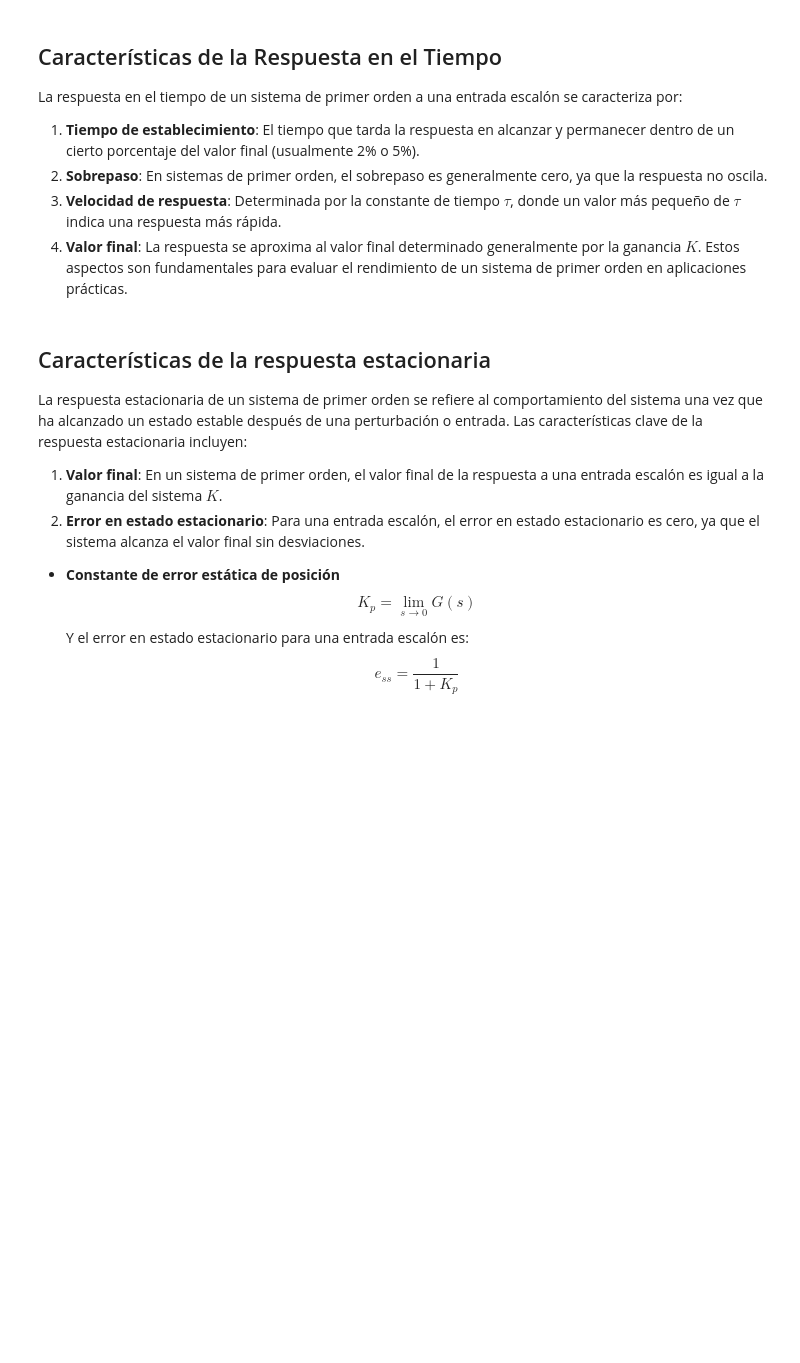
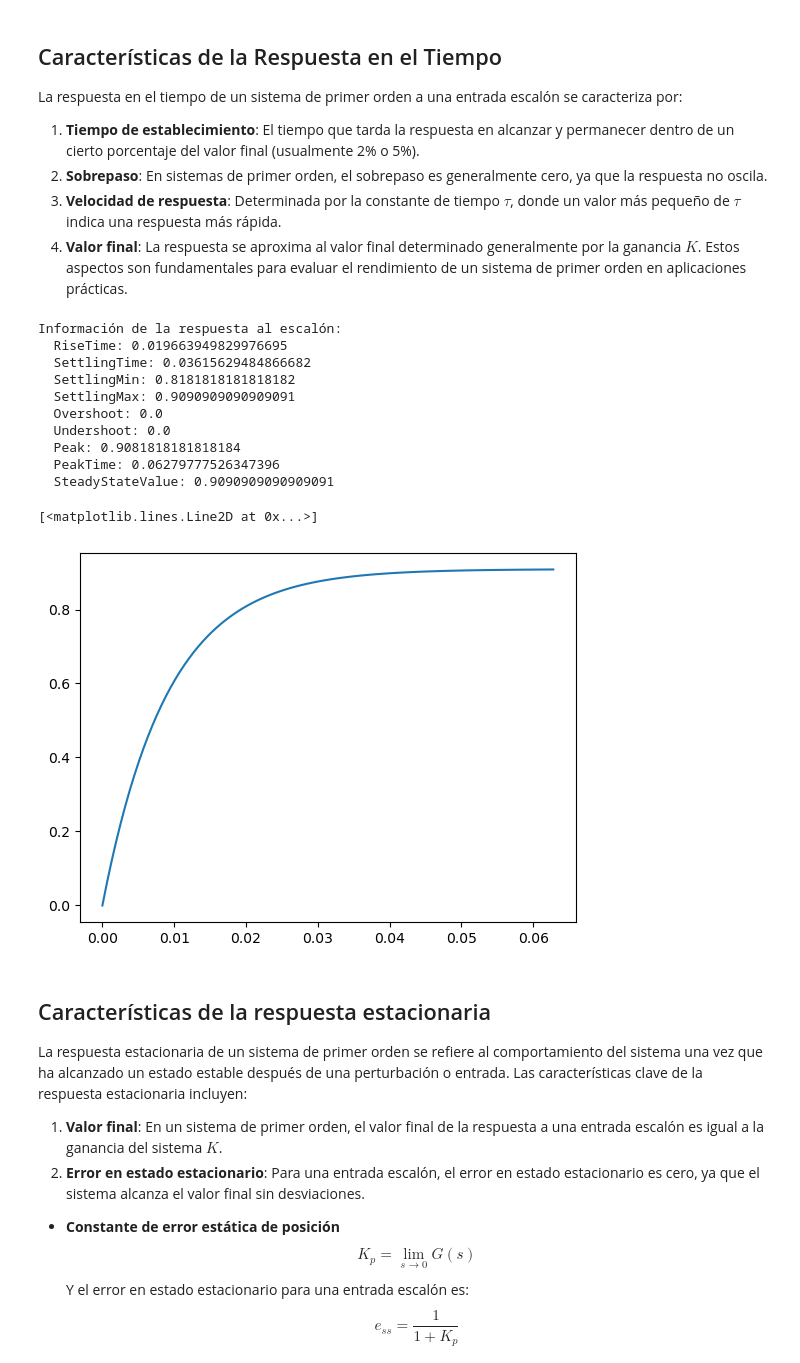
Before and after one commit to cjuarezramos/MMS022025, a Jupyter notebook: Laboratorios/L0401_SistemaPrimerOrden.ipynb, the cells around one changed output. Saved outputs shown, nothing was run; the diff lists cells and outputs as text; code cells hidden in the pictures; blank space fills up the shorter version.

```diff
--- a/Laboratorios/L0401_SistemaPrimerOrden.ipynb
+++ b/Laboratorios/L0401_SistemaPrimerOrden.ipynb
@@ -275,10 +313,30 @@ La respuesta en el tiempo de un sistema de primer orden a una entrada escalón s
 Estos aspectos son fundamentales para evaluar el rendimiento de un sistema de primer orden en aplicaciones prácticas.
 # %%
 # step_info
+G = ct.tf(1,[0.01,0.1])
+K = 1
+
+T = ct.feedback(K*G, 1)
 info = ct.step_info(T)
 print("Información de la respuesta al escalón:")
 for key, value in info.items():
     print(f"  {key}: {value}")#
+t, y = ct.step_response(T)
+plt.figure()
+plt.plot(t, y)
+# %% [output]
+Información de la respuesta al escalón:
+  RiseTime: 0.019663949829976695
+  SettlingTime: 0.03615629484866682
+  SettlingMin: 0.8181818181818182
+  SettlingMax: 0.9090909090909091
+  Overshoot: 0.0
+  Undershoot: 0.0
+  Peak: 0.9081818181818184
+  PeakTime: 0.06279777526347396
+  SteadyStateValue: 0.9090909090909091
+[<matplotlib.lines.Line2D at 0x...>]
+[figure, added]
 # %% [markdown]
 Características de la respuesta estacionaria
 ---------------------------------------
```
Also changed, not shown: parts of 7 cells of this notebook, 1 other file.
